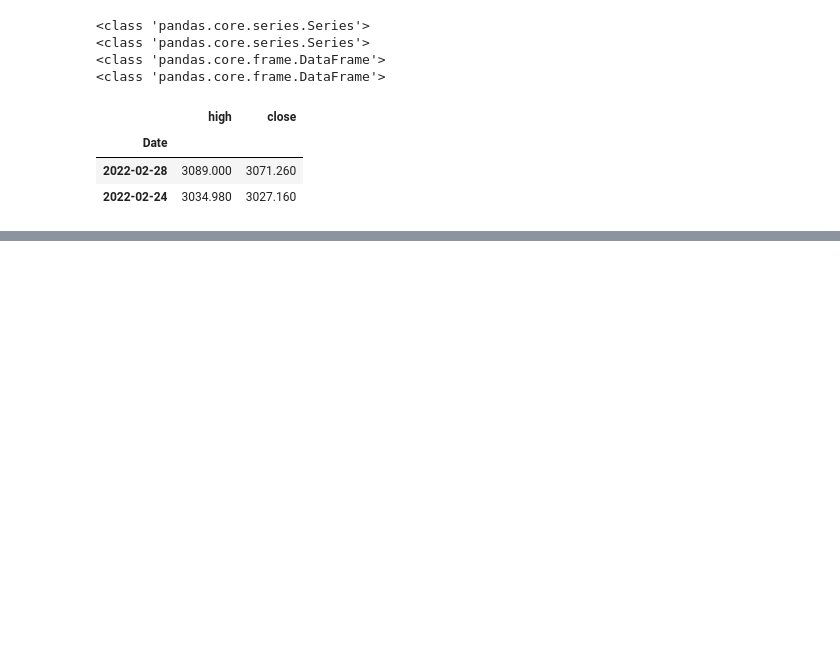
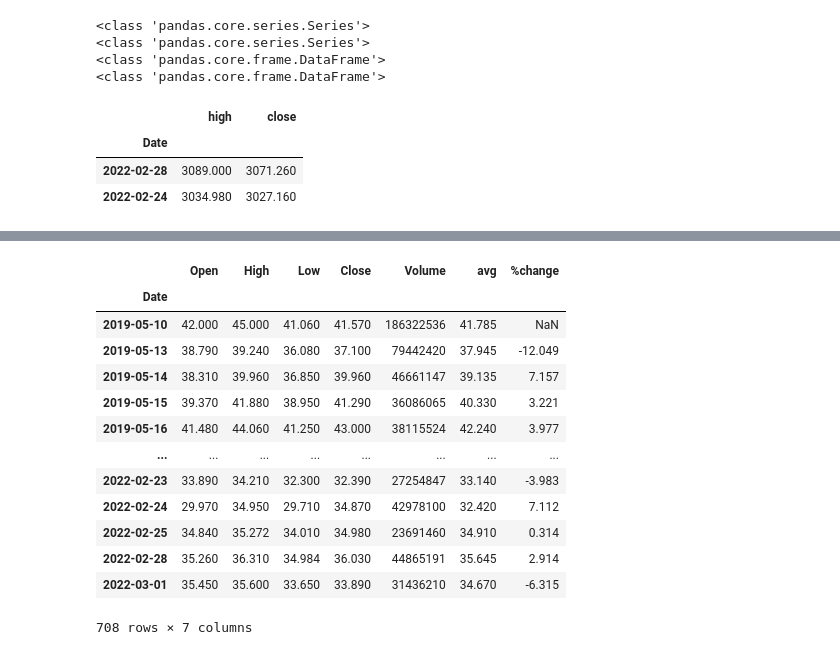
Before and after one commit to ChojnackiKRZ/data-science-bootcamp, a Jupyter notebook: 05_dane_gieldowe.ipynb, the cells around one changed output, grey strips where cells are left out. Saved outputs shown, nothing was run; the diff lists cells and outputs as text; code cells hidden in the pictures; blank space fills up the shorter version.

```diff
--- a/05_dane_gieldowe.ipynb
+++ b/05_dane_gieldowe.ipynb
@@ -138,0 +157,3 @@ df.iloc[[1, 3], [1, 3]]
+# %%
+pd.set_option('display.float_format', lambda x: '%.3f' % x)
+df.describe()
@@ -138,0 +208,18 @@ df.iloc[[1, 3], [1, 3]]
+# %%
+df['%change'] = (1 - (df[['Close']].shift(1) / df[['Close']])) * 100
+df
+# %% [output]
+|  | Open | High | Low | Close | Volume | avg | %change |
+| Date |  |  |  |  |  |  |  |
+| 2019-05-10 | 42.000 | 45.000 | 41.060 | 41.570 | 186322536 | 41.785 | NaN |
+| 2019-05-13 | 38.790 | 39.240 | 36.080 | 37.100 | 79442420 | 37.945 | -12.049 |
+| 2019-05-14 | 38.310 | 39.960 | 36.850 | 39.960 | 46661147 | 39.135 | 7.157 |
+| 2019-05-15 | 39.370 | 41.880 | 38.950 | 41.290 | 36086065 | 40.330 | 3.221 |
+| 2019-05-16 | 41.480 | 44.060 | 41.250 | 43.000 | 38115524 | 42.240 | 3.977 |
+| ... | ... | ... | ... | ... | ... | ... | ... |
+| 2022-02-23 | 33.890 | 34.210 | 32.300 | 32.390 | 27254847 | 33.140 | -3.983 |
+| 2022-02-24 | 29.970 | 34.950 | 29.710 | 34.870 | 42978100 | 32.420 | 7.112 |
+| 2022-02-25 | 34.840 | 35.272 | 34.010 | 34.980 | 23691460 | 34.910 | 0.314 |
+| 2022-02-28 | 35.260 | 36.310 | 34.984 | 36.030 | 44865191 | 35.645 | 2.914 |
+| 2022-03-01 | 35.450 | 35.600 | 33.650 | 33.890 | 31436210 | 34.670 | -6.315 |
+708 rows × 7 columns
```
Also changed, not shown: parts of 8 cells of this notebook.
